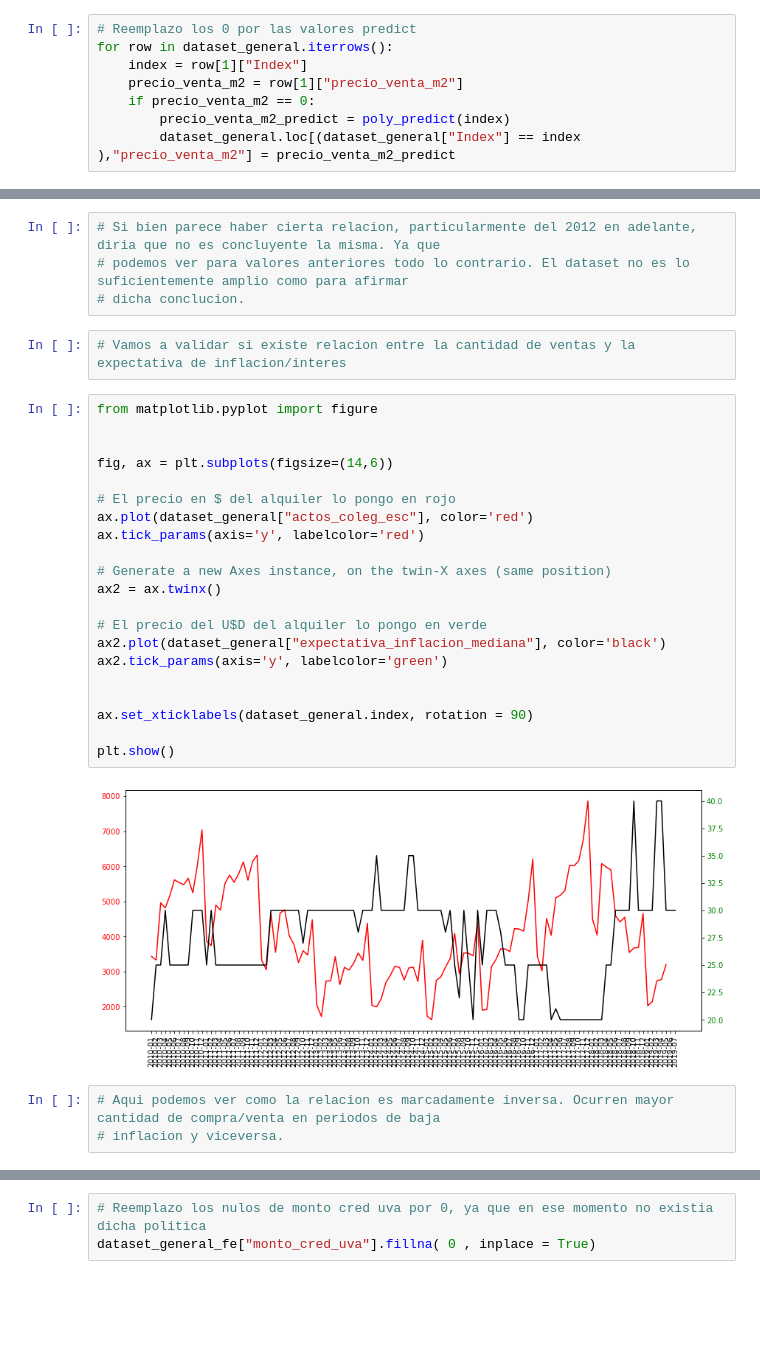
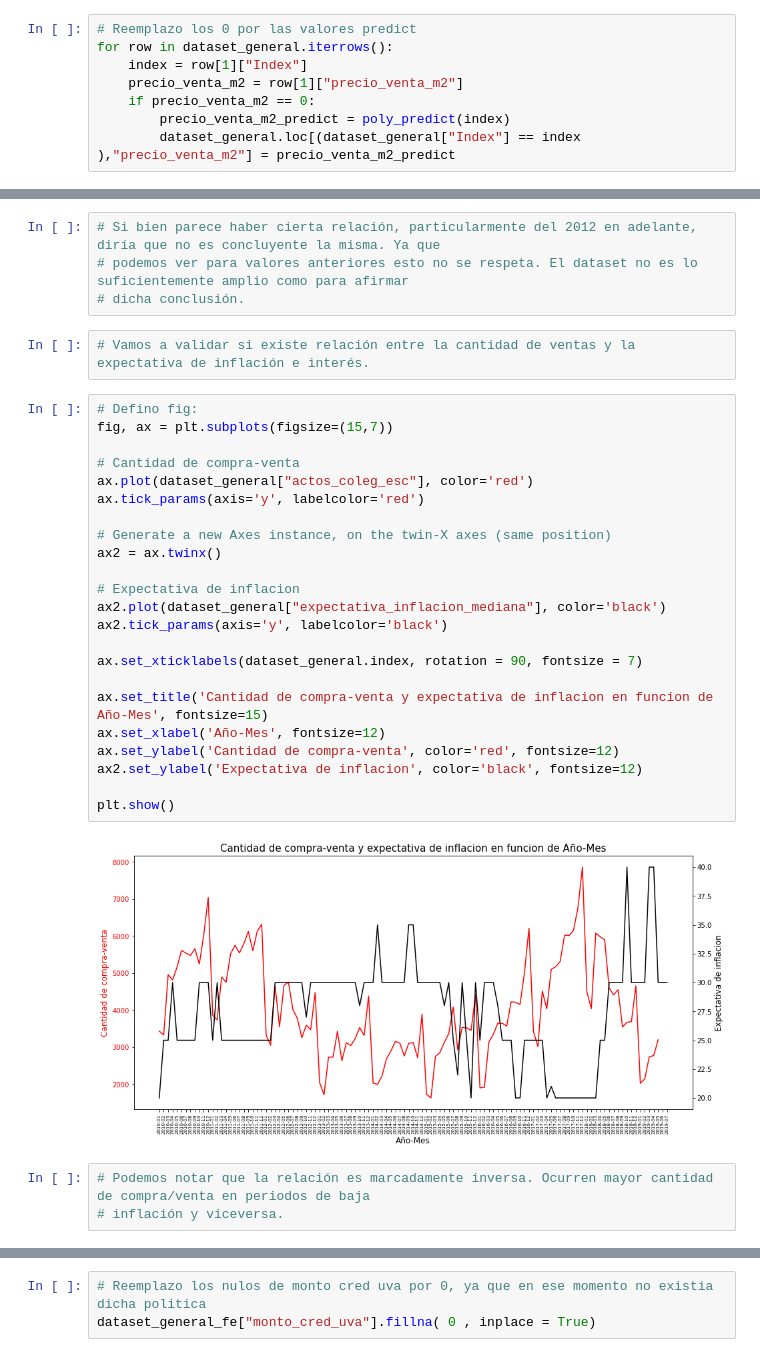
Before and after one commit to pessalucas/Data-Science-UTN-ClusterAI2021, a Jupyter notebook: 02-EDA+FE.ipynb, the cells around one changed output, grey strips where cells are left out. Cells and saved outputs as stored; diff of their text form; blank space fills up the shorter version.

```diff
--- a/02-EDA+FE.ipynb
+++ b/02-EDA+FE.ipynb
@@ -326,33 +333,35 @@ plt.show()
 # %%
-# Si bien parece haber cierta relacion, particularmente del 2012 en adelante, diria que no es concluyente la misma. Ya que
-# podemos ver para valores anteriores todo lo contrario. El dataset no es lo suficientemente amplio como para afirmar
-# dicha conclucion.
+# Si bien parece haber cierta relación, particularmente del 2012 en adelante, diría que no es concluyente la misma. Ya que
+# podemos ver para valores anteriores esto no se respeta. El dataset no es lo suficientemente amplio como para afirmar
+# dicha conclusión.
 # %%
-# Vamos a validar si existe relacion entre la cantidad de ventas y la expectativa de inflacion/interes
+# Vamos a validar si existe relación entre la cantidad de ventas y la expectativa de inflación e interés.
 # %%
-from matplotlib.pyplot import figure
+# Defino fig:
+fig, ax = plt.subplots(figsize=(15,7))
 
-
-fig, ax = plt.subplots(figsize=(14,6))
-
-# El precio en $ del alquiler lo pongo en rojo
+# Cantidad de compra-venta
 ax.plot(dataset_general["actos_coleg_esc"], color='red')
 ax.tick_params(axis='y', labelcolor='red')
 
 # Generate a new Axes instance, on the twin-X axes (same position)
 ax2 = ax.twinx()
 
-# El precio del U$D del alquiler lo pongo en verde
+# Expectativa de inflacion
 ax2.plot(dataset_general["expectativa_inflacion_mediana"], color='black')
-ax2.tick_params(axis='y', labelcolor='green')
+ax2.tick_params(axis='y', labelcolor='black')
 
+ax.set_xticklabels(dataset_general.index, rotation = 90, fontsize = 7)
 
-ax.set_xticklabels(dataset_general.index, rotation = 90)
+ax.set_title('Cantidad de compra-venta y expectativa de inflacion en funcion de Año-Mes', fontsize=15)
+ax.set_xlabel('Año-Mes', fontsize=12)
+ax.set_ylabel('Cantidad de compra-venta', color='red', fontsize=12)
+ax2.set_ylabel('Expectativa de inflacion', color='black', fontsize=12)
 
 plt.show()
 # %% [output]
-[figure, old version]
+[figure, new version]
 # %%
-# Aqui podemos ver como la relacion es marcadamente inversa. Ocurren mayor cantidad de compra/venta en periodos de baja
-# inflacion y viceversa.
+# Podemos notar que la relación es marcadamente inversa. Ocurren mayor cantidad de compra/venta en periodos de baja
+# inflación y viceversa.
 # %%
```
Also changed, not shown: parts of 50 cells of this notebook, 5 other files.
